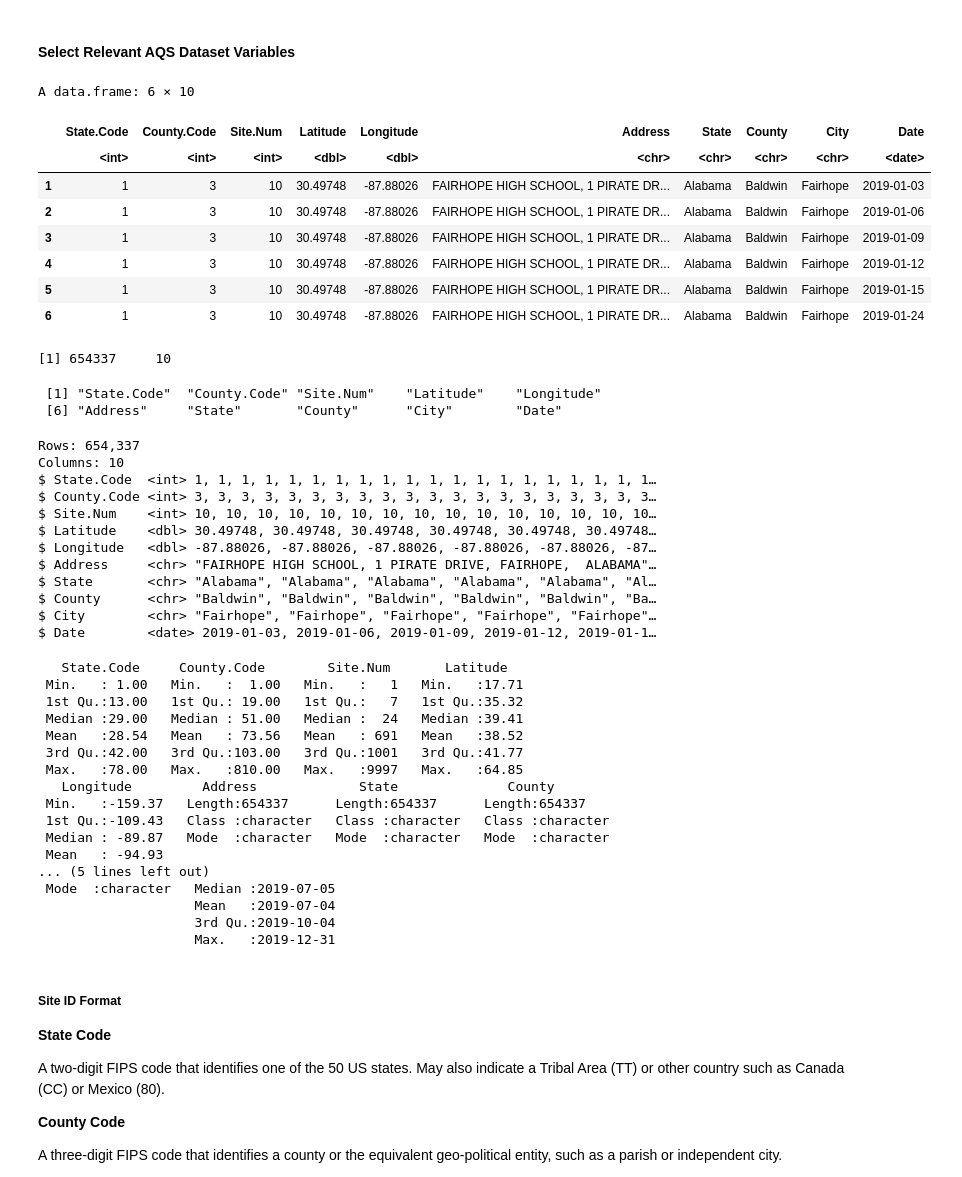
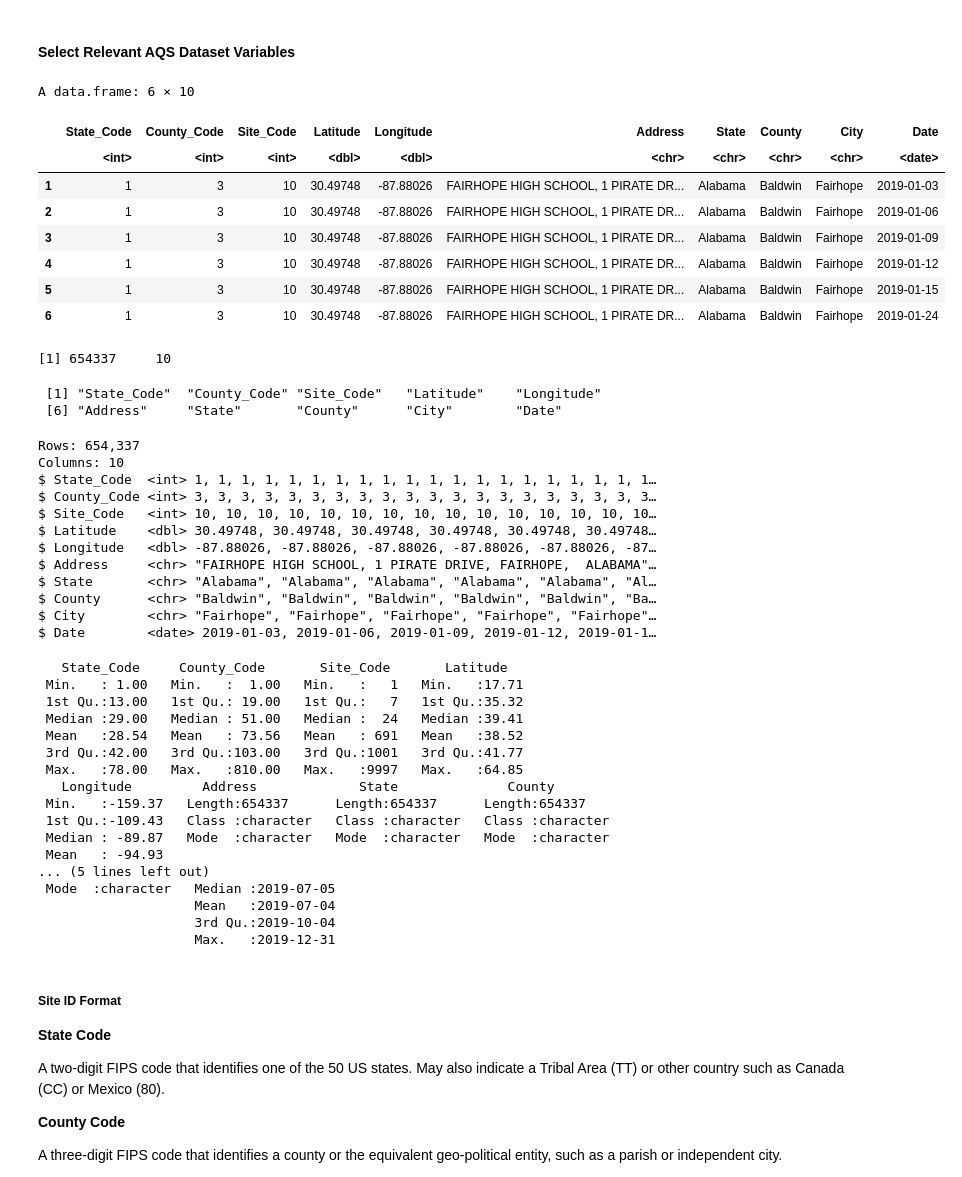
Before and after one commit to sethmgerhart/yale_capstone_public, a Jupyter notebook: code.ipynb, the cells around one changed output. Drawn from its saved outputs; the diff is of its cells as text; code cells hidden in the pictures.

```diff
--- a/code.ipynb
+++ b/code.ipynb
@@ -91,20 +91,20 @@ names(DF_aqs2019)
 # %%
 #Purpose of Cell Block: Pulling relevant variables for a smaller dataset
 
 DF_aqs2019_loc <- DF_aqs2019 %>%
     select('State.Code':'Site.Num','Latitude','Longitude','Address':'City.Name', 'Date.Local') %>%
-    rename('State' = 'State.Name', 'County' = 'County.Name', 'City' = 'City.Name', 'Date' = 'Date.Local') %>%
+    rename('State_Code' = 'State.Code', 'County_Code' = 'County.Code','State' = 'State.Name', 'Site_Code' = 'Site.Num', 'County' = 'County.Name', 'City' = 'City.Name', 'Date' = 'Date.Local') %>%
     mutate(Date = as.Date(Date)) #converting date value from character to date
 
 #Confirming new dataset
 head(DF_aqs2019_loc)
 dim(DF_aqs2019_loc)
 names(DF_aqs2019_loc)
 glimpse(DF_aqs2019_loc)
 summary(DF_aqs2019_loc)
 # %% [output]
 A data.frame: 6 × 10
-|  | State.Code | County.Code | Site.Num | Latitude | Longitude | Address | State | County | City | Date |
+|  | State_Code | County_Code | Site_Code | Latitude | Longitude | Address | State | County | City | Date |
 |  | <int> | <int> | <int> | <dbl> | <dbl> | <chr> | <chr> | <chr> | <chr> | <date> |
 | 1 | 1 | 3 | 10 | 30.49748 | -87.88026 | FAIRHOPE HIGH SCHOOL, 1 PIRATE DR... | Alabama | Baldwin | Fairhope | 2019-01-03 |
 | 2 | 1 | 3 | 10 | 30.49748 | -87.88026 | FAIRHOPE HIGH SCHOOL, 1 PIRATE DR... | Alabama | Baldwin | Fairhope | 2019-01-06 |
@@ -113,13 +113,13 @@ A data.frame: 6 × 10
 | 5 | 1 | 3 | 10 | 30.49748 | -87.88026 | FAIRHOPE HIGH SCHOOL, 1 PIRATE DR... | Alabama | Baldwin | Fairhope | 2019-01-15 |
 | 6 | 1 | 3 | 10 | 30.49748 | -87.88026 | FAIRHOPE HIGH SCHOOL, 1 PIRATE DR... | Alabama | Baldwin | Fairhope | 2019-01-24 |
 [1] 654337     10
- [1] "State.Code"  "County.Code" "Site.Num"    "Latitude"    "Longitude"
+ [1] "State_Code"  "County_Code" "Site_Code"   "Latitude"    "Longitude"
  [6] "Address"     "State"       "County"      "City"        "Date"
 Rows: 654,337
 Columns: 10
-$ State.Code  <int> 1, 1, 1, 1, 1, 1, 1, 1, 1, 1, 1, 1, 1, 1, 1, 1, 1, 1, 1, 1…
-$ County.Code <int> 3, 3, 3, 3, 3, 3, 3, 3, 3, 3, 3, 3, 3, 3, 3, 3, 3, 3, 3, 3…
-$ Site.Num    <int> 10, 10, 10, 10, 10, 10, 10, 10, 10, 10, 10, 10, 10, 10, 10…
+$ State_Code  <int> 1, 1, 1, 1, 1, 1, 1, 1, 1, 1, 1, 1, 1, 1, 1, 1, 1, 1, 1, 1…
+$ County_Code <int> 3, 3, 3, 3, 3, 3, 3, 3, 3, 3, 3, 3, 3, 3, 3, 3, 3, 3, 3, 3…
+$ Site_Code   <int> 10, 10, 10, 10, 10, 10, 10, 10, 10, 10, 10, 10, 10, 10, 10…
 $ Latitude    <dbl> 30.49748, 30.49748, 30.49748, 30.49748, 30.49748, 30.49748…
 $ Longitude   <dbl> -87.88026, -87.88026, -87.88026, -87.88026, -87.88026, -87…
 $ Address     <chr> "FAIRHOPE HIGH SCHOOL, 1 PIRATE DRIVE, FAIRHOPE,  ALABAMA"…
@@ -127,7 +127,7 @@ $ State       <chr> "Alabama", "Alabama", "Alabama", "Alabama", "Alabama", "Al
 $ County      <chr> "Baldwin", "Baldwin", "Baldwin", "Baldwin", "Baldwin", "Ba…
 $ City        <chr> "Fairhope", "Fairhope", "Fairhope", "Fairhope", "Fairhope"…
 $ Date        <date> 2019-01-03, 2019-01-06, 2019-01-09, 2019-01-12, 2019-01-1…
-   State.Code     County.Code        Site.Num       Latitude
+   State_Code     County_Code       Site_Code       Latitude
  Min.   : 1.00   Min.   :  1.00   Min.   :   1   Min.   :17.71
  1st Qu.:13.00   1st Qu.: 19.00   1st Qu.:   7   1st Qu.:35.32
  Median :29.00   Median : 51.00   Median :  24   Median :39.41
```
Also changed, not shown: parts of 1 cell of this notebook.
